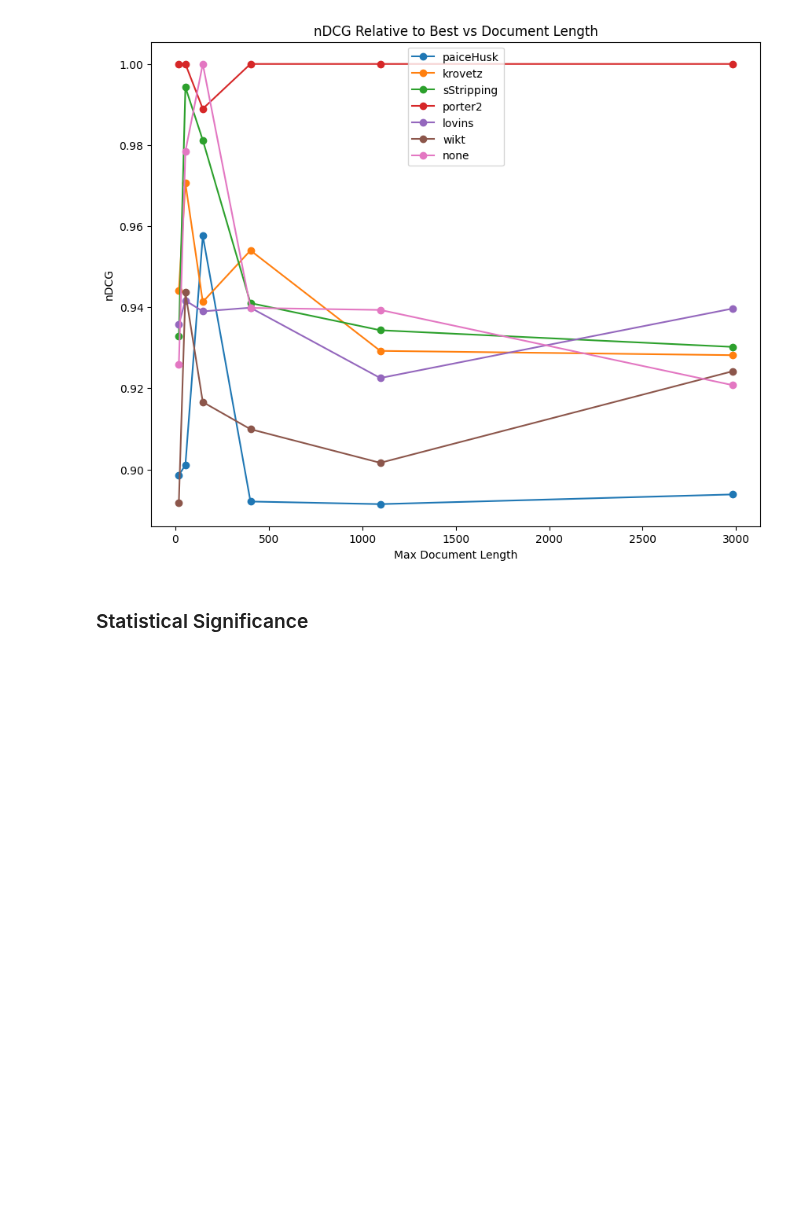
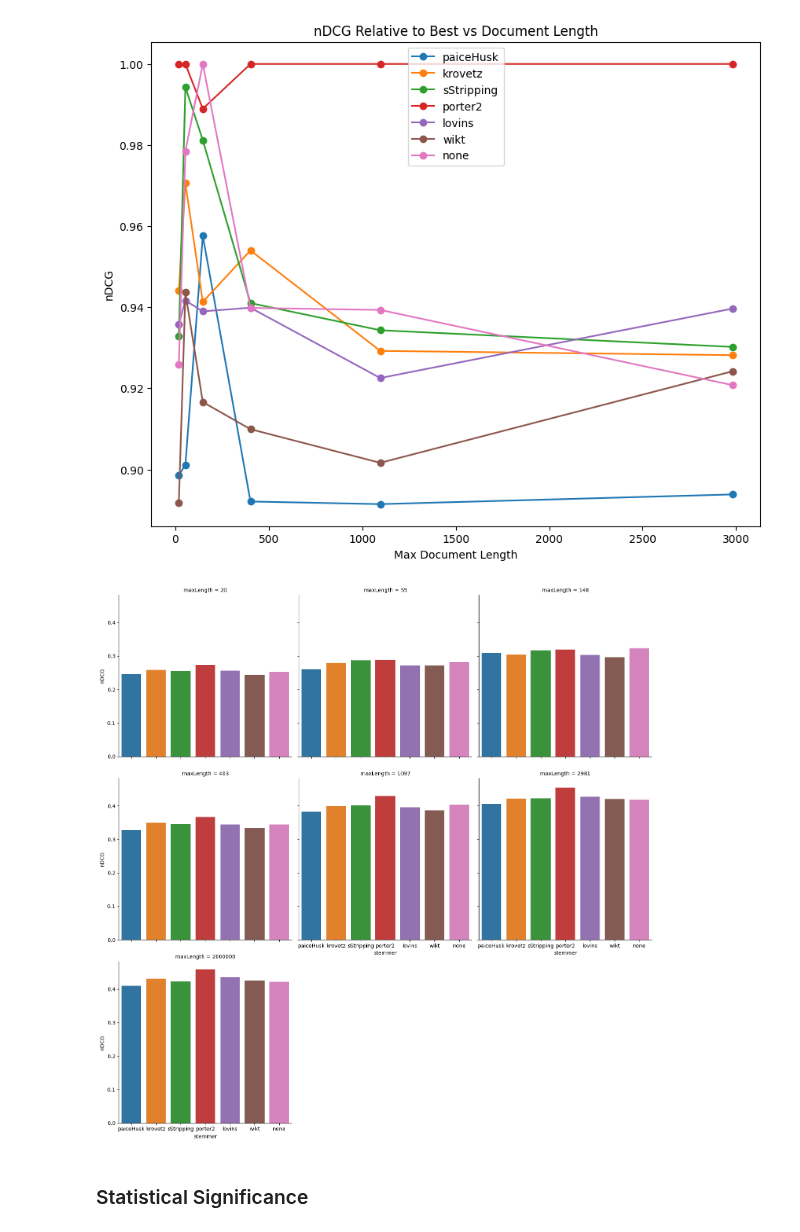
Before and after one commit to Axiomatic314/Stemming, a Jupyter notebook: clueweb-documentLength.ipynb, the cells around one changed output. Saved outputs shown, nothing was run; the diff lists cells and outputs as text; code cells hidden in the pictures; blank space fills up the shorter version.

```diff
--- a/clueweb-documentLength.ipynb
+++ b/clueweb-documentLength.ipynb
@@ -269,6 +271,11 @@ plt.legend()
 <matplotlib.legend.Legend at 0x...>
 [figure]
 [figure]
+# %%
+sns.catplot(data=nDCG_length_avg, kind="bar", x="stemmer", y="nDCG", col="maxLength", col_wrap=3)
+plt.show()
+# %% [output]
+[figure, added]
 # %% [markdown]
 ### Statistical Significance
 # %%
```
Also changed, not shown: parts of 1 cell of this notebook.
